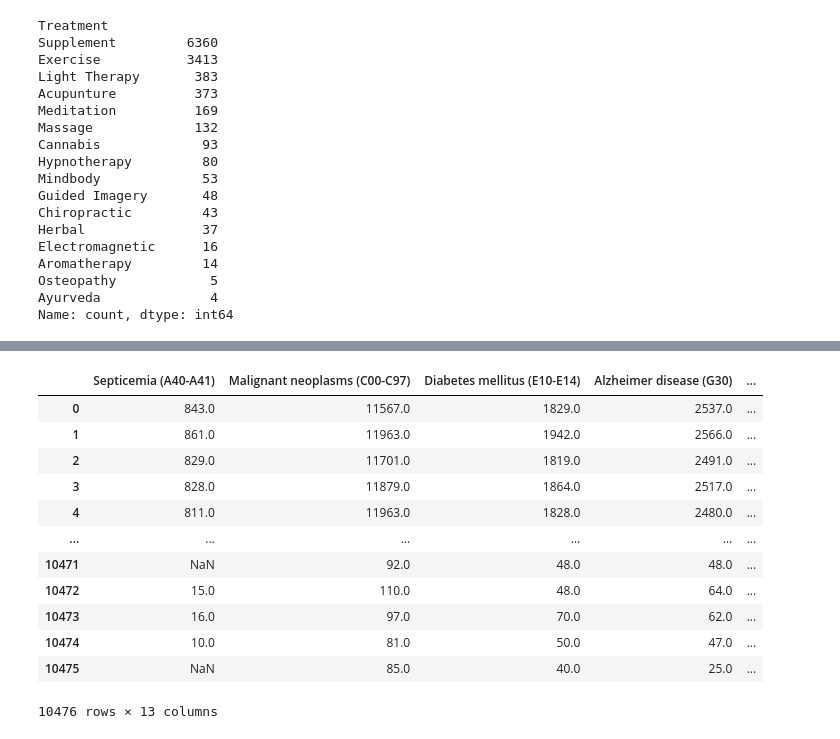
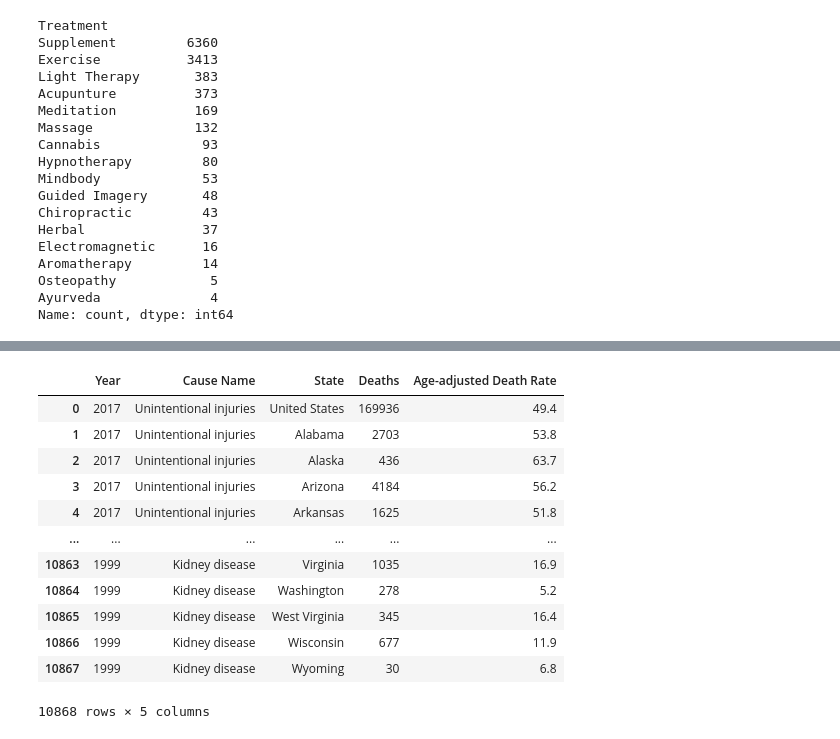
Before and after one commit to DoricesPieces/ClinicalTrials, a Jupyter notebook: Alternative Therapies analysis.ipynb, the cells around one changed output, grey strips where cells are left out. Drawn from its saved outputs; the diff is of its cells as text; code cells hidden in the pictures.

```diff
--- a/Alternative Therapies analysis.ipynb
+++ b/Alternative Therapies analysis.ipynb
@@ -3,6 +3,8 @@ import pandas as pd
 import matplotlib
 import numpy as np
 import re
+import matplotlib.pyplot as plt
+from matplotlib.ticker import FuncFormatter
 
 data1 = pd.read_csv("Acupuncture.csv")
 data2 = pd.read_csv("Aromatherapy.csv")
@@ -25,7 +27,7 @@ data18 = pd.read_csv("Reiki.csv")
 data19 = pd.read_csv("TaiChi.csv")
 data20 = pd.read_csv("Yoga.csv")
 
-deaths = pd.read_csv("Weekly_Provisional_Counts_of_Deaths_by_State_and_Select_Causes__2020-2023_20250212.csv")
+deaths = pd.read_csv("NCHS_-_Leading_Causes_of_Death__United_States.csv")
 
 print(data1.shape)
 data1.head(5)
@@ -504,19 +511,20 @@ Index(['Data As Of', 'Jurisdiction of Occurrence', 'MMWR Year', 'MMWR Week',
-# %%
-deathcolstodrop = ["Data As Of","Jurisdiction of Occurrence","MMWR Year","MMWR Week","Week Ending Date","All Cause","Natural Cause","flag_allcause","flag_natcause","flag_sept","flag_neopl","flag_diab","flag_alz","flag_inflpn","flag_clrd","flag_otherresp","flag_nephr","flag_otherunk","flag_hd","flag_stroke","flag_cov19mcod","flag_cov19ucod"]
-
-deaths = deaths.drop(columns= deathcolstodrop)
-deaths
-# %% [output]
-|  | Septicemia (A40-A41) | Malignant neoplasms (C00-C97) | Diabetes mellitus (E10-E14) | Alzheimer disease (G30) | ... |
-| 0 | 843.0 | 11567.0 | 1829.0 | 2537.0 | ... |
-| 1 | 861.0 | 11963.0 | 1942.0 | 2566.0 | ... |
-| 2 | 829.0 | 11701.0 | 1819.0 | 2491.0 | ... |
-| 3 | 828.0 | 11879.0 | 1864.0 | 2517.0 | ... |
-| 4 | 811.0 | 11963.0 | 1828.0 | 2480.0 | ... |
-| ... | ... | ... | ... | ... | ... |
-| 10471 | NaN | 92.0 | 48.0 | 48.0 | ... |
-| 10472 | 15.0 | 110.0 | 48.0 | 64.0 | ... |
-| 10473 | 16.0 | 97.0 | 70.0 | 62.0 | ... |
-| 10474 | 10.0 | 81.0 | 50.0 | 47.0 | ... |
-| 10475 | NaN | 85.0 | 40.0 | 25.0 | ... |
-10476 rows × 13 columns
+# %%
+#Dropping unnecessary columns
+clmnstodrop2 = ["113 Cause Name"]
+
+deaths = deaths.drop(columns = clmnstodrop2)
+deaths
+# %% [output]
+|  | Year | Cause Name | State | Deaths | Age-adjusted Death Rate |
+| 0 | 2017 | Unintentional injuries | United States | 169936 | 49.4 |
+| 1 | 2017 | Unintentional injuries | Alabama | 2703 | 53.8 |
+| 2 | 2017 | Unintentional injuries | Alaska | 436 | 63.7 |
+| 3 | 2017 | Unintentional injuries | Arizona | 4184 | 56.2 |
+| 4 | 2017 | Unintentional injuries | Arkansas | 1625 | 51.8 |
+| ... | ... | ... | ... | ... | ... |
+| 10863 | 1999 | Kidney disease | Virginia | 1035 | 16.9 |
+| 10864 | 1999 | Kidney disease | Washington | 278 | 5.2 |
+| 10865 | 1999 | Kidney disease | West Virginia | 345 | 16.4 |
+| 10866 | 1999 | Kidney disease | Wisconsin | 677 | 11.9 |
+| 10867 | 1999 | Kidney disease | Wyoming | 30 | 6.8 |
+10868 rows × 5 columns
```
Also changed, not shown: parts of 10 cells of this notebook, 1 other file.
